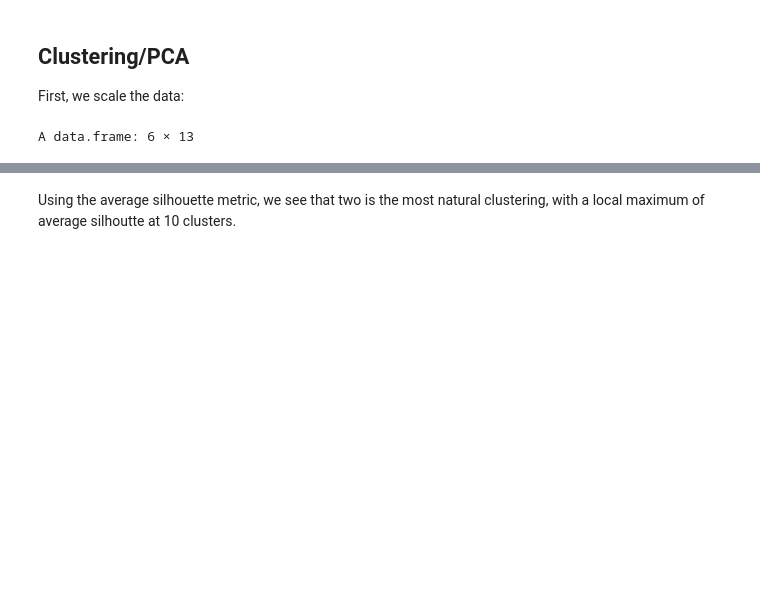
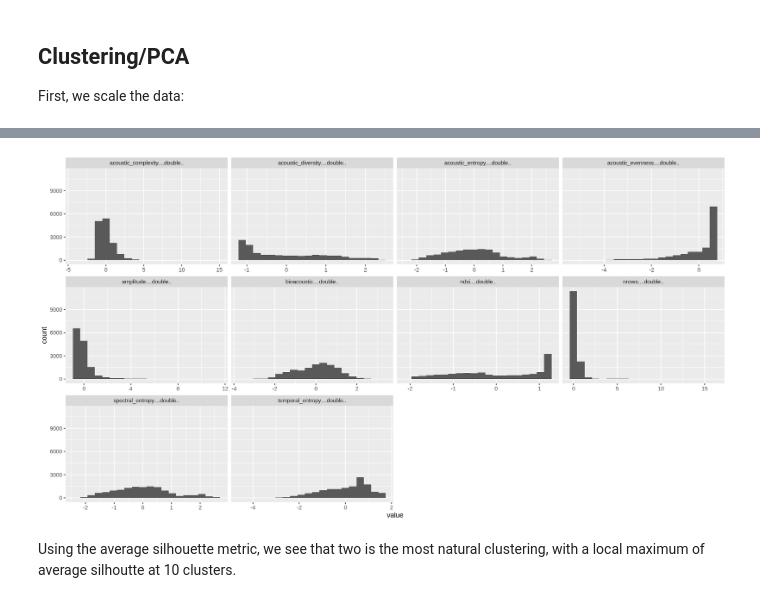
Before and after one commit to UMI-iGlobes/soundscapes, a Jupyter notebook: Jupyter/Data_Statistics_and_Evaluation.ipynb, the cells around one changed output, grey strips where cells are left out. Cells and saved outputs as stored; diff of their text form; code cells hidden in the pictures; blank space fills up the shorter version.

```diff
--- a/Jupyter/Data_Statistics_and_Evaluation.ipynb
+++ b/Jupyter/Data_Statistics_and_Evaluation.ipynb
@@ -134,6 +136,7 @@ summary(index_data)
 First, we scale the data:
 # %%
 index_data[,4:13] <- scale(index_data[,4:13])
-head(index_data)
+ggplot(gather(index_data[,4:13]), aes(value)) +
+    geom_histogram(bins = 20) +
+    facet_wrap(~key, scales = 'free_x')
 # %% [output]
-A data.frame: 6 × 13
@@ -148,3 +143,4 @@ A data.frame: 6 × 13
+[figure, added]
 # %% [markdown]
 Using the average silhouette metric, we see that two is the most natural clustering, with a local maximum of average silhoutte at 10 clusters.
 # %%
```
Also changed, not shown: parts of 8 cells of this notebook.
